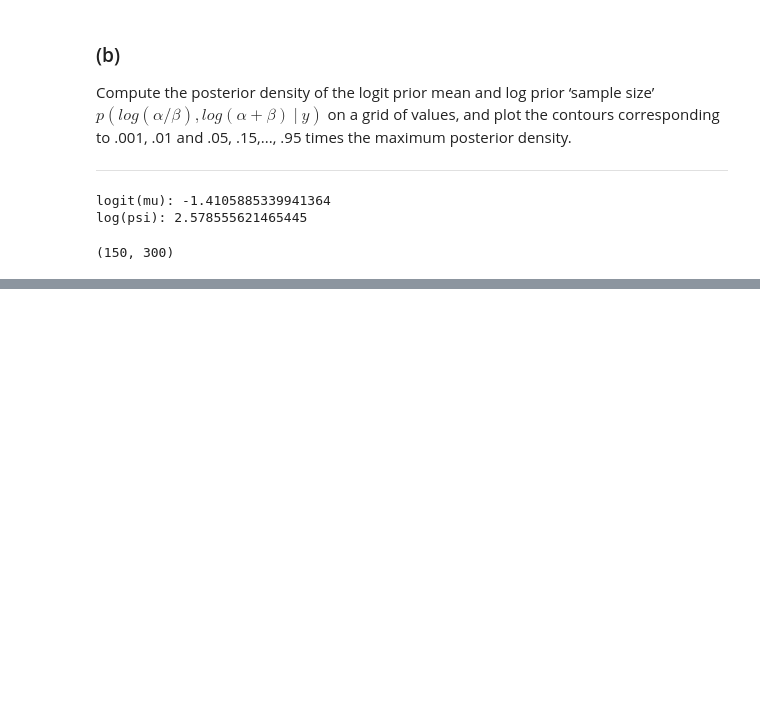
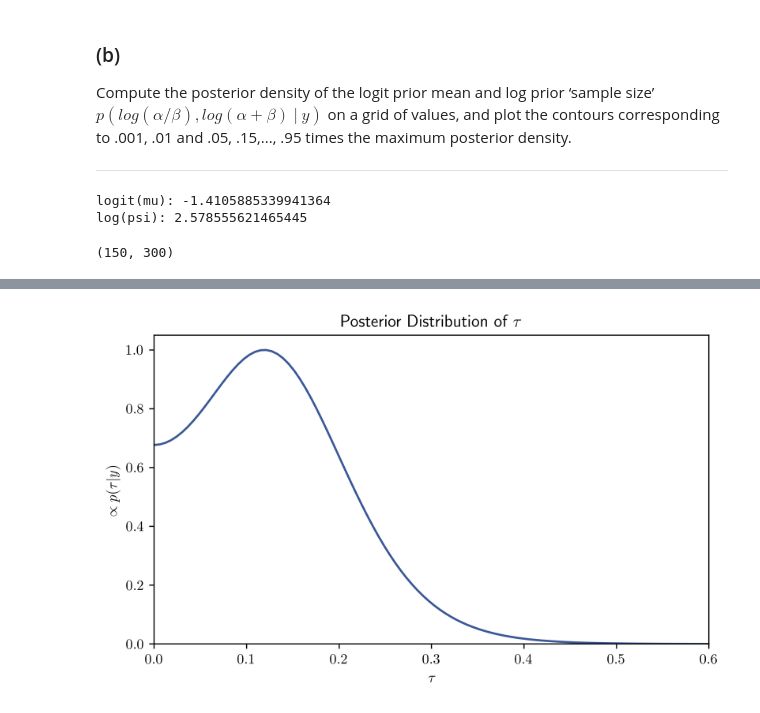
Before and after one commit to GKjohns/Bayesian-Statistics-5224, a Jupyter notebook: hw_3.ipynb, the cells around one changed output, grey strips where cells are left out. Cells and saved outputs as stored; diff of their text form; code cells hidden in the pictures; blank space fills up the shorter version.

```diff
--- a/hw_3.ipynb
+++ b/hw_3.ipynb
@@ -120,0 +269,8 @@ plt.show()
+# %%
+df = pd.read_csv('data/meta.csv')
+y_1 = df['treated_deaths'].values
+n_1 = df['treated_total'].values
+y_0 = df['control_deaths'].values
+n_0 = df['control_total'].values
+
+df
@@ -120,0 +300,39 @@ plt.show()
+# %%
+def odds_ratio(y_1, n_1, y_0, n_0):
+    return np.log(y_1 / (n_1 - y_1)) - np.log(y_0 / (n_0 - y_0))
+
+def sample_variance(y_1, n_1, y_0, n_0):
+    return (1. / y_1) + (1. / (n_1 - y_1)) + \
+           (1. / y_0) + (1. / (n_0 - y_0))
+
+def compute_log_posterior(tau, y, sigma_2):
+    V = 1. / np.sum(1. / (sigma_2 + tau**2))
+    mu_hat =  V * np.sum(y / (sigma_2 + tau**2))
+    log_post = (np.log(V) - np.sum(np.log(sigma_2 + tau**2))) / 2.
+    log_post -= 0.5 * np.sum((y - mu_hat)**2 / (sigma_2 + tau**2))
+
+    return log_post
+# %%
+sigma_2 = sample_variance(y_1, n_1, y_0, n_0)
+y = odds_ratio(y_1, n_1, y_0, n_0)
+
+tau_range = np.linspace(0, .6, 100)
+tau_posterior = np.empty_like(tau_range)
+
+for i, tau_star in enumerate(tau_range):
+    tau_posterior[i] = compute_log_posterior(tau_star, y, sigma_2)
+
+# scale to max value
+tau_posterior -= tau_posterior.max()
+tau_posterior = np.exp(tau_posterior)
+# %%
+plt.plot(tau_range, tau_posterior, color='#3b5998')
+# plt.fill_between(tau_range, 0, tau_posterior, alpha=.3)
+plt.xlabel(r'$\tau$')
+plt.ylabel(r'$ \propto p(\tau | y)$')
+plt.xlim(0, .6)
+plt.ylim(0, 1.05)
+plt.title(r'Posterior Distribution of $\tau$')
+plt.show()
+# %% [output]
+[figure, added]
```
Also changed, not shown: parts of 37 cells of this notebook.
